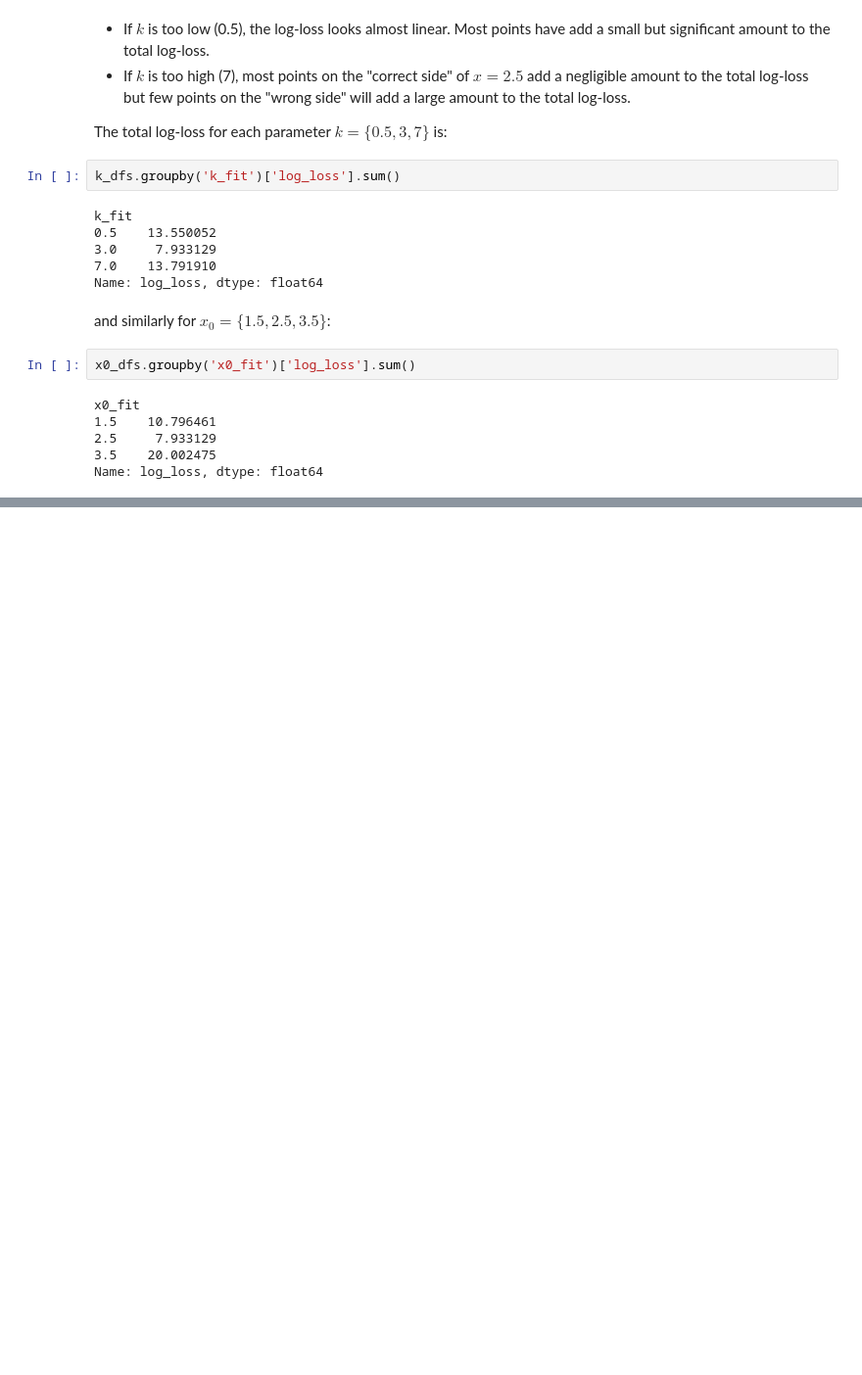
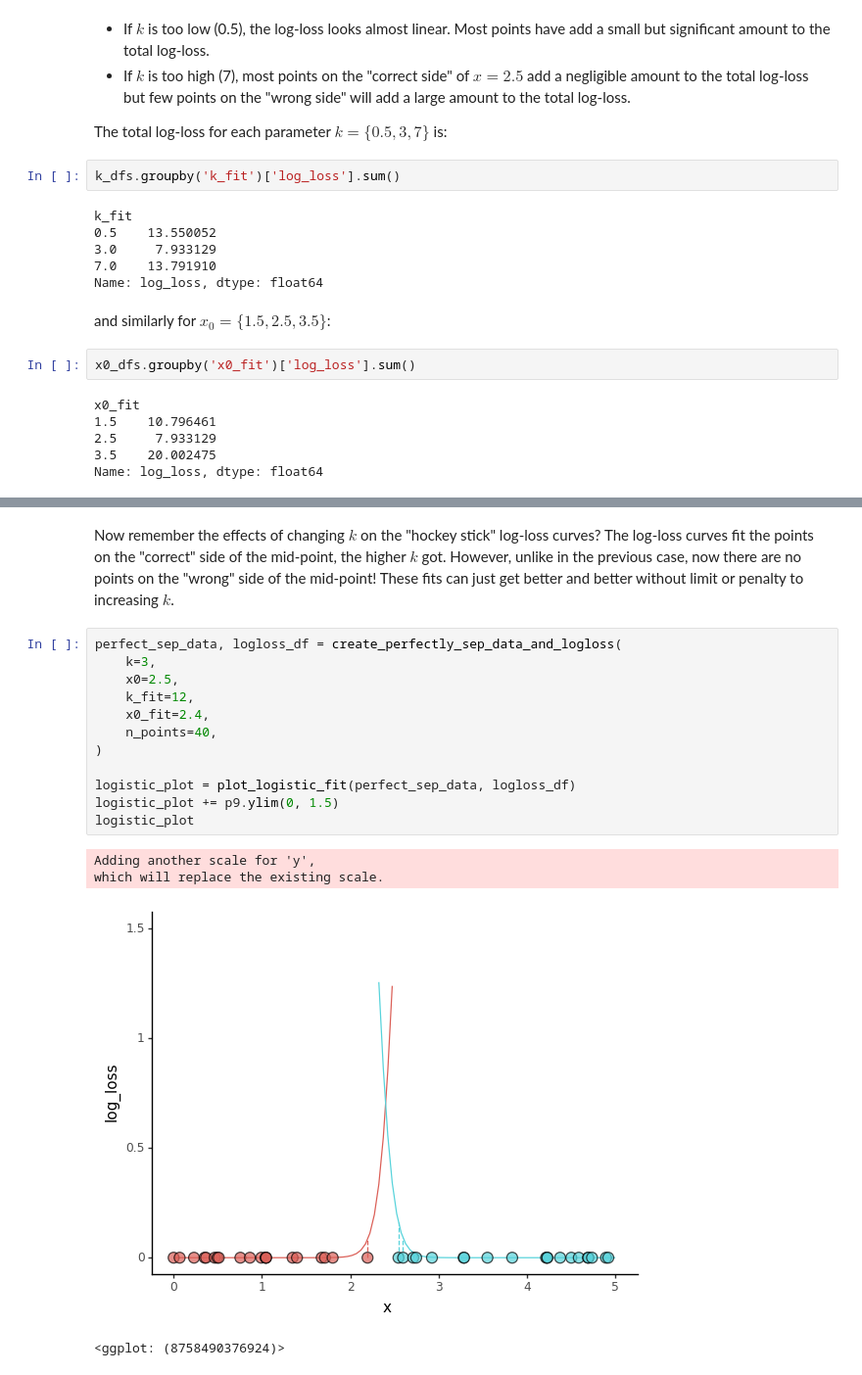
Before and after one commit to igor-sb/blog, a Jupyter notebook: notebooks/logistic_regression.ipynb, the cells around one changed output, grey strips where cells are left out. Shown at 98% size. Drawn from its saved outputs; the diff is of its cells as text; blank space fills up the shorter version.

Commit message:
add limitations

```diff
--- a/notebooks/logistic_regression.ipynb
+++ b/notebooks/logistic_regression.ipynb
@@ -288,0 +385,19 @@ Name: log_loss, dtype: float64
+# %% [markdown]
+Now remember the effects of changing $k$ on the "hockey stick" log-loss curves? The log-loss curves fit the points on the "correct" side of the mid-point, the higher $k$ got. However, unlike in the previous case, now there are no points on the "wrong" side of the mid-point! These fits can just get better and better without limit or penalty to increasing $k$.
+# %%
+perfect_sep_data, logloss_df = create_perfectly_sep_data_and_logloss(
+    k=3,
+    x0=2.5,
+    k_fit=12,
+    x0_fit=2.4,
+    n_points=40,
+)
+
+logistic_plot = plot_logistic_fit(perfect_sep_data, logloss_df)
+logistic_plot += p9.ylim(0, 1.5)
+logistic_plot
+# %% [output]
+Adding another scale for 'y',
+which will replace the existing scale.
+[figure, added]
+<ggplot: (8758490376924)>
```
Also changed, not shown: parts of 17 cells of this notebook.
